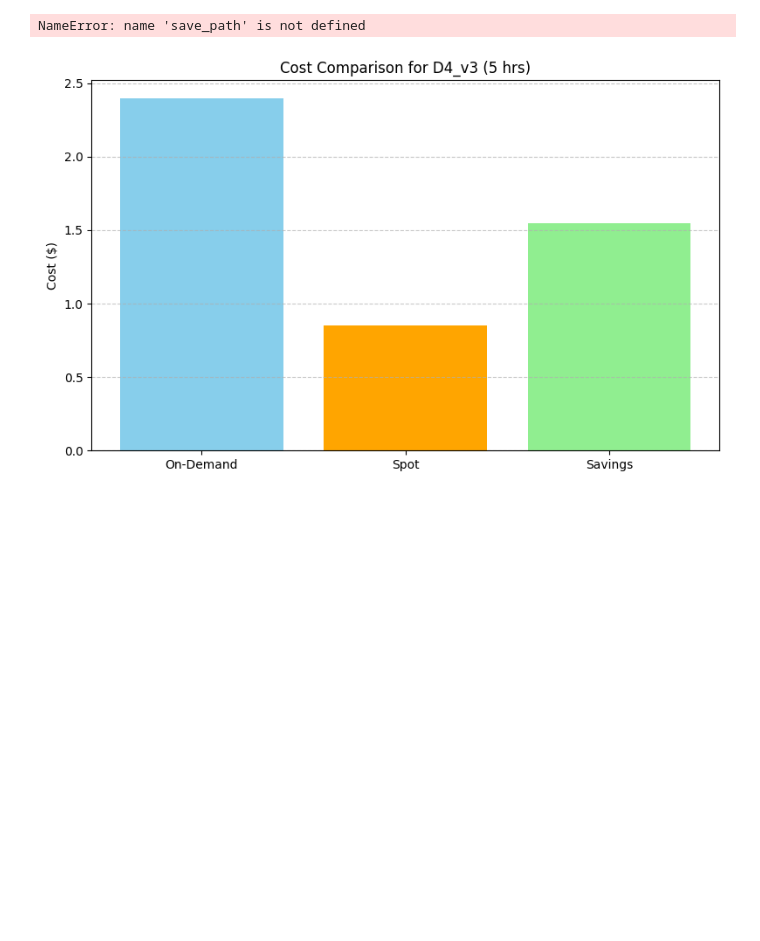
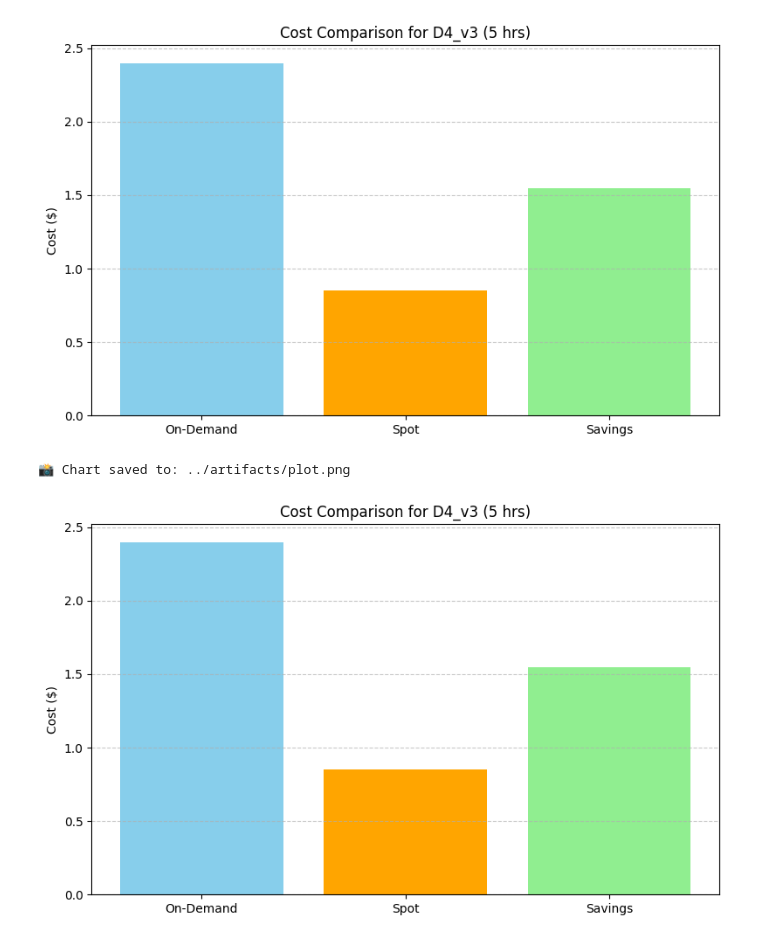
Before and after one commit to Ajitk23/Cost-Optimizer---Spot-Instance-Simulation, a Jupyter notebook: notebooks/main_simulation_notebook.ipynb, the cells around one changed output. Saved outputs shown, nothing was run; the diff lists cells and outputs as text; code cells hidden in the pictures; blank space fills up the shorter version.

```diff
--- a/notebooks/main_simulation_notebook.ipynb
+++ b/notebooks/main_simulation_notebook.ipynb
@@ -6,13 +6,18 @@ from src.visualization import plot_cost_comparison
 # %%
 cost_data = {
     'instance_type': 'D4_v3',
     'runtime_hours': 5,
     'on_demand_cost': 2.40,
     'spot_cost': 0.85,
     'savings': 1.55
 }
 
+# Just show the plot
 plot_cost_comparison(cost_data)
+
+# OR Save it also
+plot_cost_comparison(cost_data, save_path="../artifacts/plot.png")
 # %% [output]
+[figure]
-NameError: name 'save_path' is not defined
+📸 Chart saved to: ../artifacts/plot.png
-[figure]
+[figure, added]
```
Also changed, not shown: 1 other file.
